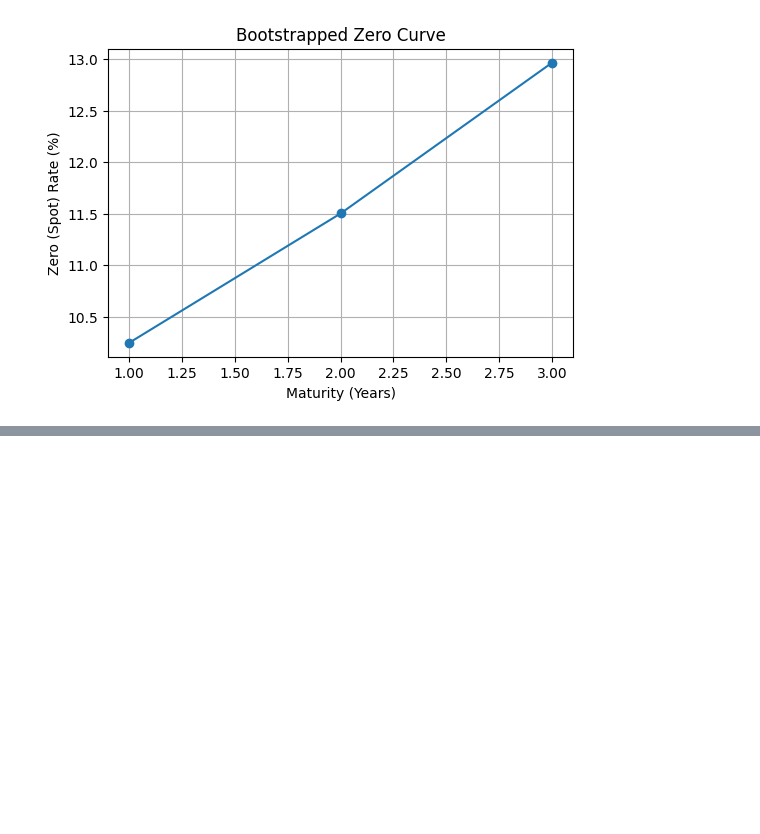
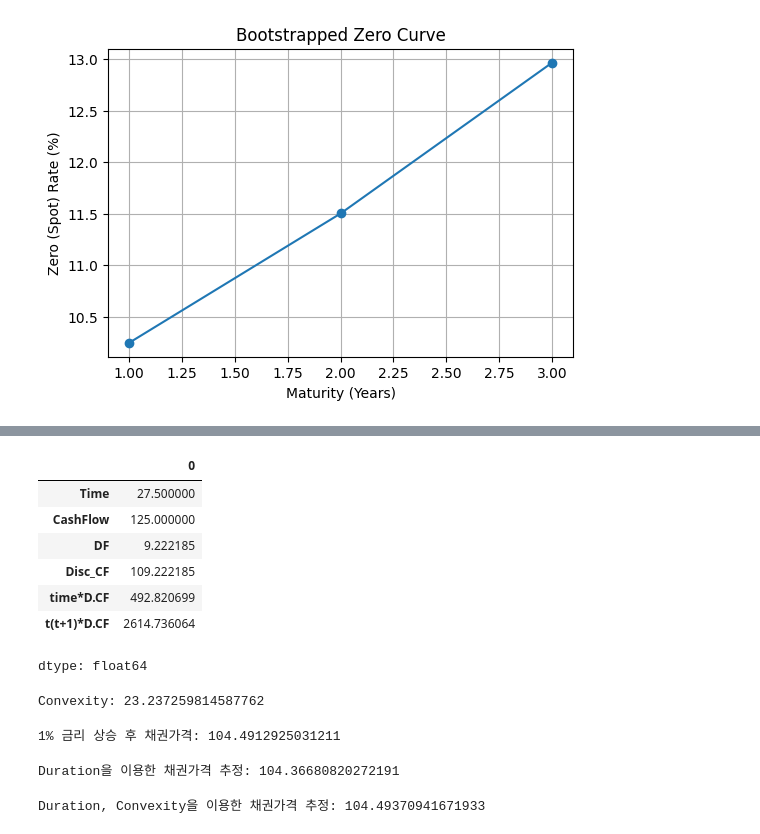
Before and after one commit to HST0077/HYOTC, a Jupyter notebook: Interest_Rate_and_bonds.ipynb, the cells around one changed output, grey strips where cells are left out. Cells and saved outputs as stored; diff of their text form; code cells hidden in the pictures; blank space fills up the shorter version.

```diff
--- a/Interest_Rate_and_bonds.ipynb
+++ b/Interest_Rate_and_bonds.ipynb
@@ -524,0 +718,28 @@ print(FRA12)
+# %%
+df.sum()
+# %% [output]
+|  | 0 |
+| Time | 27.500000 |
+| CashFlow | 125.000000 |
+| DF | 9.222185 |
+| Disc_CF | 109.222185 |
+| time*D.CF | 492.820699 |
+| t(t+1)*D.CF | 2614.736064 |
+dtype: float64
+# %%
+C=(df.sum()['t(t+1)*D.CF']/price)*df['DF'][1]
+print('Convexity:',C)
+# %% [output]
+Convexity: 23.237259814587762
+# %%
+print('1% 금리 상승 후 채권가격:',up_price)
+# %% [output]
+1% 금리 상승 후 채권가격: 104.4912925031211
+# %%
+print('Duration을 이용한 채권가격 추정:',price*(1-DM*0.01))
+# %% [output]
+Duration을 이용한 채권가격 추정: 104.36680820272191
+# %%
+print('Duration, Convexity을 이용한 채권가격 추정:',price*(1-DM*0.01+0.5*C*0.01**2))
+# %% [output]
+Duration, Convexity을 이용한 채권가격 추정: 104.49370941671933
```
Also changed, not shown: parts of 17 cells of this notebook.
